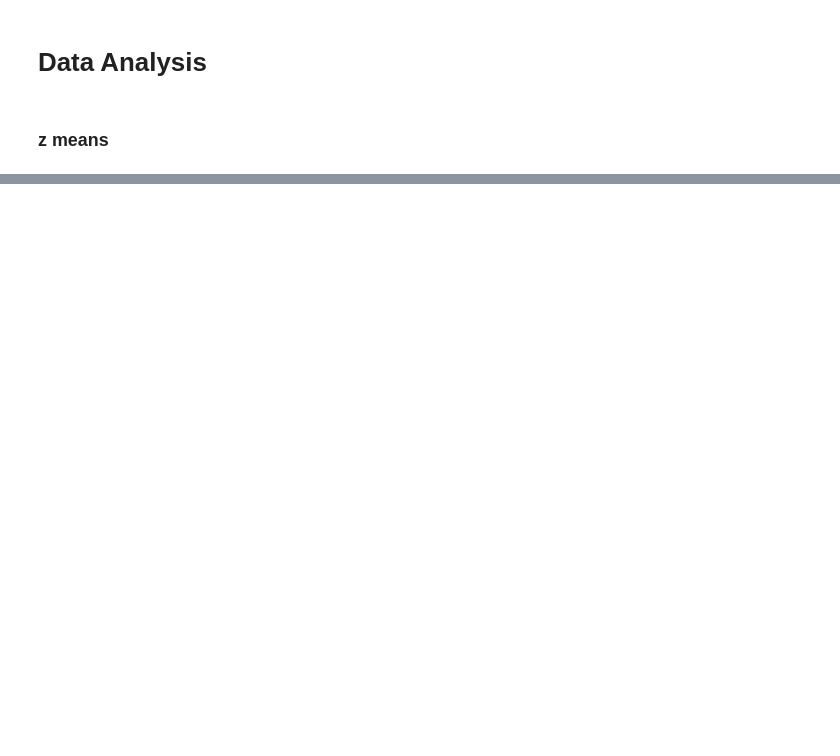
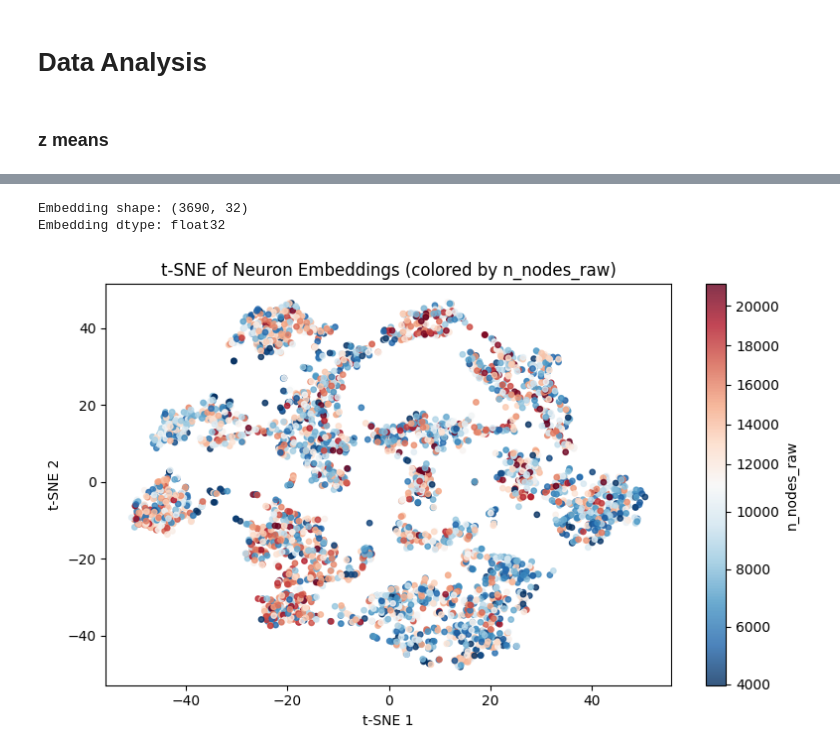
Before and after one commit to pegah81/ssl_neuron, a Jupyter notebook: ssl_neuron/demos/model_inference.ipynb, the cells around one changed output, grey strips where cells are left out. Cells and saved outputs as stored; diff of their text form; code cells hidden in the pictures; blank space fills up the shorter version.

```diff
--- a/ssl_neuron/demos/model_inference.ipynb
+++ b/ssl_neuron/demos/model_inference.ipynb
@@ -390,0 +430,6 @@ Embedding dtype: float32
+# %%
+plot_df = plot_tsne(cell_meta, unknown_labels=True, color_by='n_nodes_raw')
+# %% [output]
+Embedding shape: (3690, 32)
+Embedding dtype: float32
+[figure, added]
```
Also changed, not shown: parts of 23 cells of this notebook, 1 other file.
